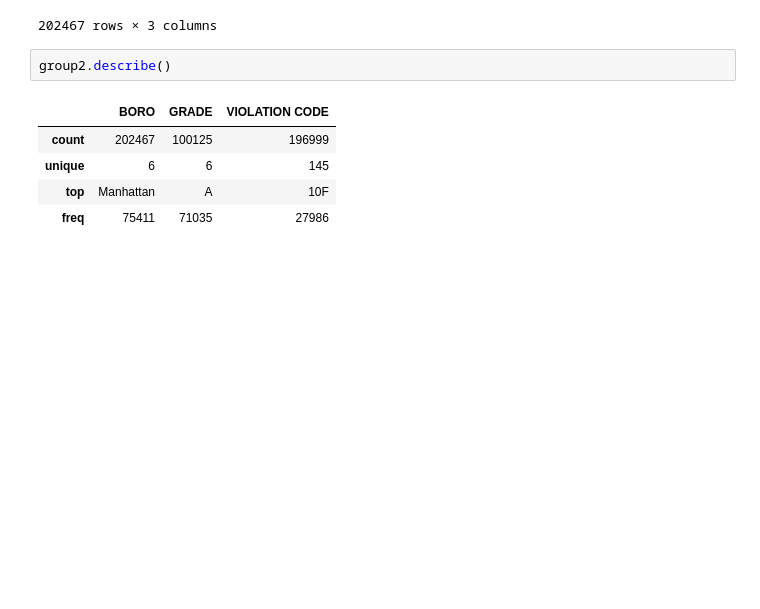
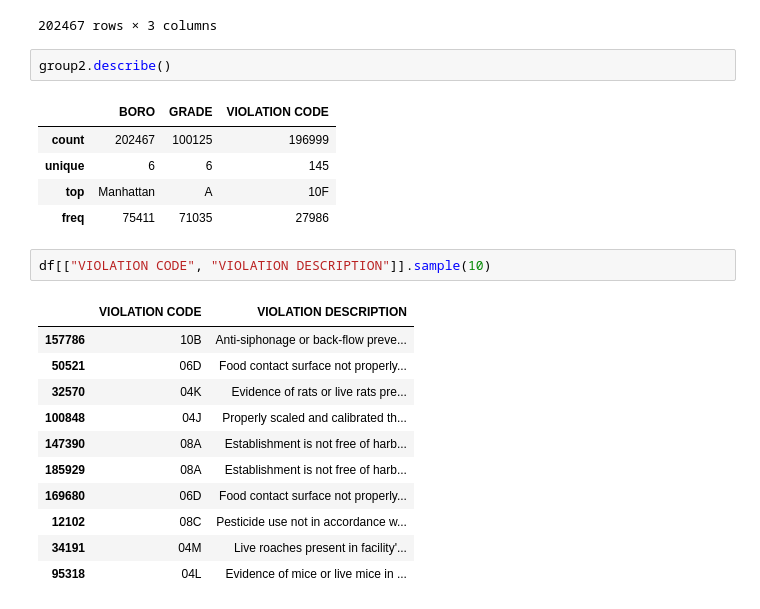
Before and after one commit to arubybonilla/2023-nyc-restaurant-grades, a Jupyter notebook: 2023-nyc-restaurant-inspection-grades-analysis.ipynb, the cells around one changed output. Cells and saved outputs as stored; diff of their text form; blank space fills up the shorter version.

```diff
--- a/2023-nyc-restaurant-inspection-grades-analysis.ipynb
+++ b/2023-nyc-restaurant-inspection-grades-analysis.ipynb
@@ -603,3 +603,17 @@ group2.describe()
 | unique | 6 | 6 | 145 |
 | top | Manhattan | A | 10F |
 | freq | 75411 | 71035 | 27986 |
+# %%
+df[["VIOLATION CODE", "VIOLATION DESCRIPTION"]].sample(10)
+# %% [output]
+|  | VIOLATION CODE | VIOLATION DESCRIPTION |
+| 157786 | 10B | Anti-siphonage or back-flow preve... |
+| 50521 | 06D | Food contact surface not properly... |
+| 32570 | 04K | Evidence of rats or live rats pre... |
+| 100848 | 04J | Properly scaled and calibrated th... |
+| 147390 | 08A | Establishment is not free of harb... |
+| 185929 | 08A | Establishment is not free of harb... |
+| 169680 | 06D | Food contact surface not properly... |
+| 12102 | 08C | Pesticide use not in accordance w... |
+| 34191 | 04M | Live roaches present in facility'... |
+| 95318 | 04L | Evidence of mice or live mice in ... |
```
